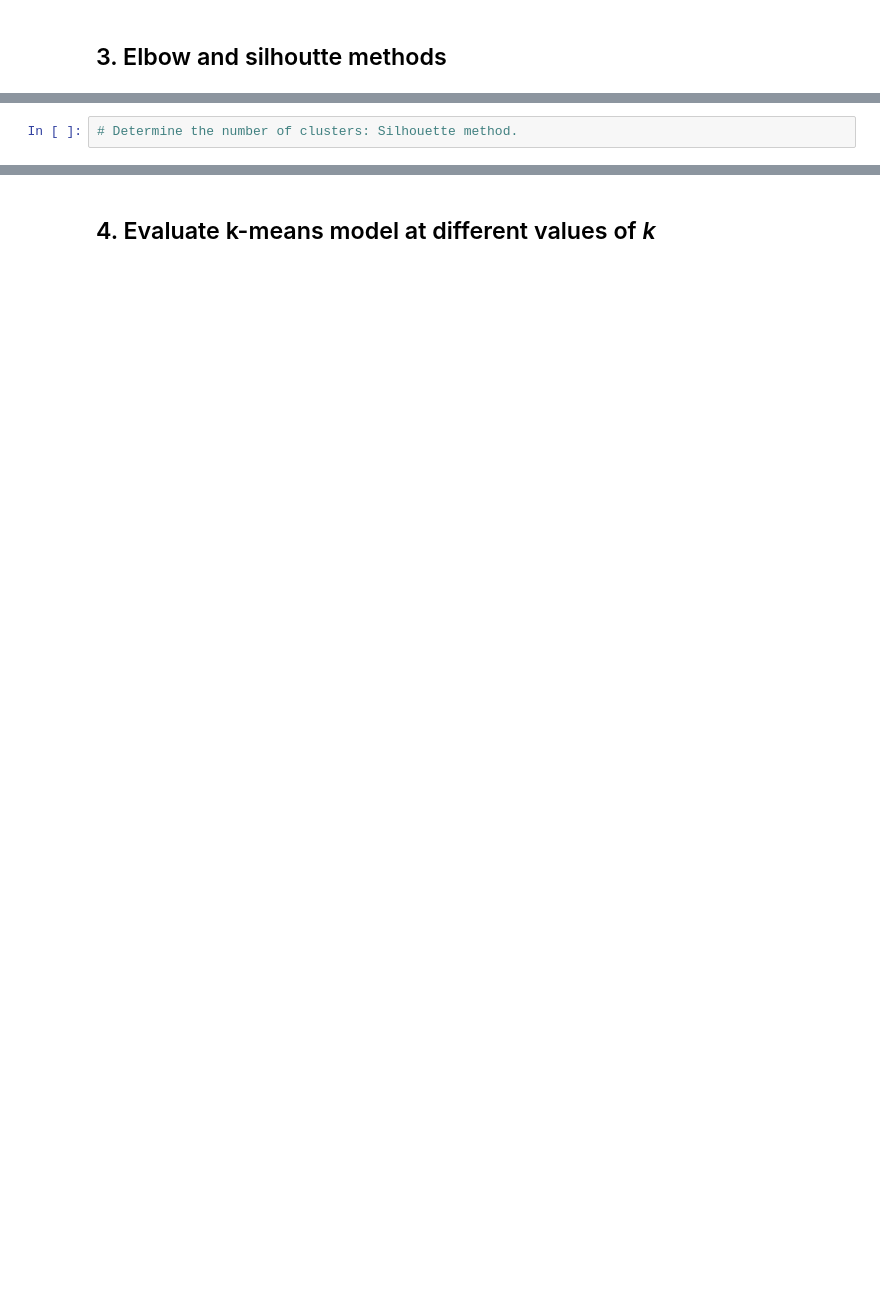
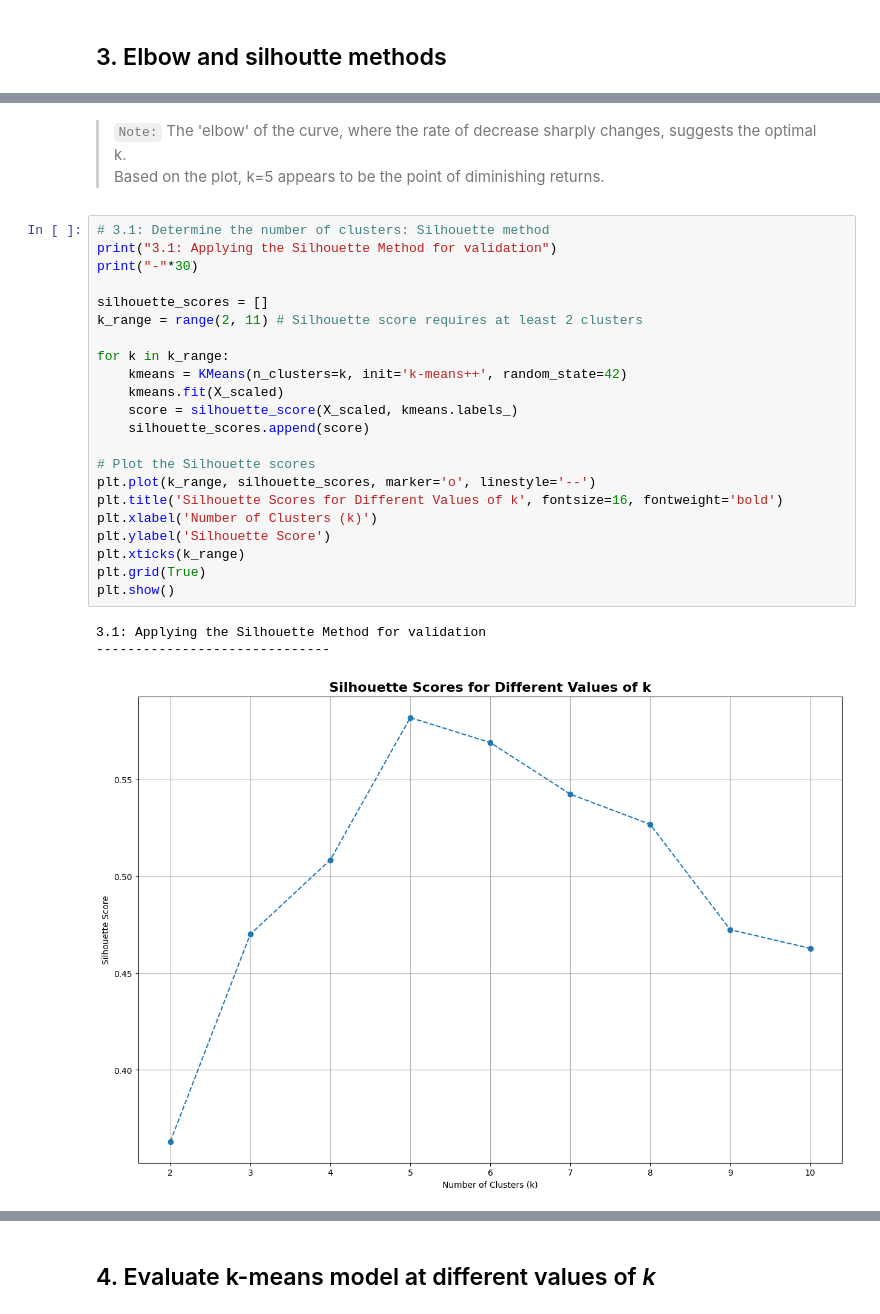
Before and after one commit to totoberni/LSE_DA301_BP, a Jupyter notebook: Python/Berni_Alberto_DA301_Assignment_Notebook.ipynb, the cells around one changed output, grey strips where cells are left out. Cells and saved outputs as stored; diff of their text form; blank space fills up the shorter version.

```diff
--- a/Python/Berni_Alberto_DA301_Assignment_Notebook.ipynb
+++ b/Python/Berni_Alberto_DA301_Assignment_Notebook.ipynb
@@ -1207,2 +1318,29 @@ display(rdf32.head(1)) # print(rdf2.df.columns.tolist()) also works but display(
+# %% [markdown]
+>`Note:` The 'elbow' of the curve, where the rate of decrease sharply changes, suggests the optimal k.\
+Based on the plot, k=5 appears to be the point of diminishing returns.
 # %%
-# Determine the number of clusters: Silhouette method.
+# 3.1: Determine the number of clusters: Silhouette method
+print("3.1: Applying the Silhouette Method for validation")
+print("-"*30)
+
+silhouette_scores = []
+k_range = range(2, 11) # Silhouette score requires at least 2 clusters
+
+for k in k_range:
+    kmeans = KMeans(n_clusters=k, init='k-means++', random_state=42)
+    kmeans.fit(X_scaled)
+    score = silhouette_score(X_scaled, kmeans.labels_)
+    silhouette_scores.append(score)
+
+# Plot the Silhouette scores
+plt.plot(k_range, silhouette_scores, marker='o', linestyle='--')
+plt.title('Silhouette Scores for Different Values of k', fontsize=16, fontweight='bold')
+plt.xlabel('Number of Clusters (k)')
+plt.ylabel('Silhouette Score')
+plt.xticks(k_range)
+plt.grid(True)
+plt.show()
+# %% [output]
+3.1: Applying the Silhouette Method for validation
+------------------------------
+[figure, added]
```
Also changed, not shown: parts of 23 cells of this notebook.
